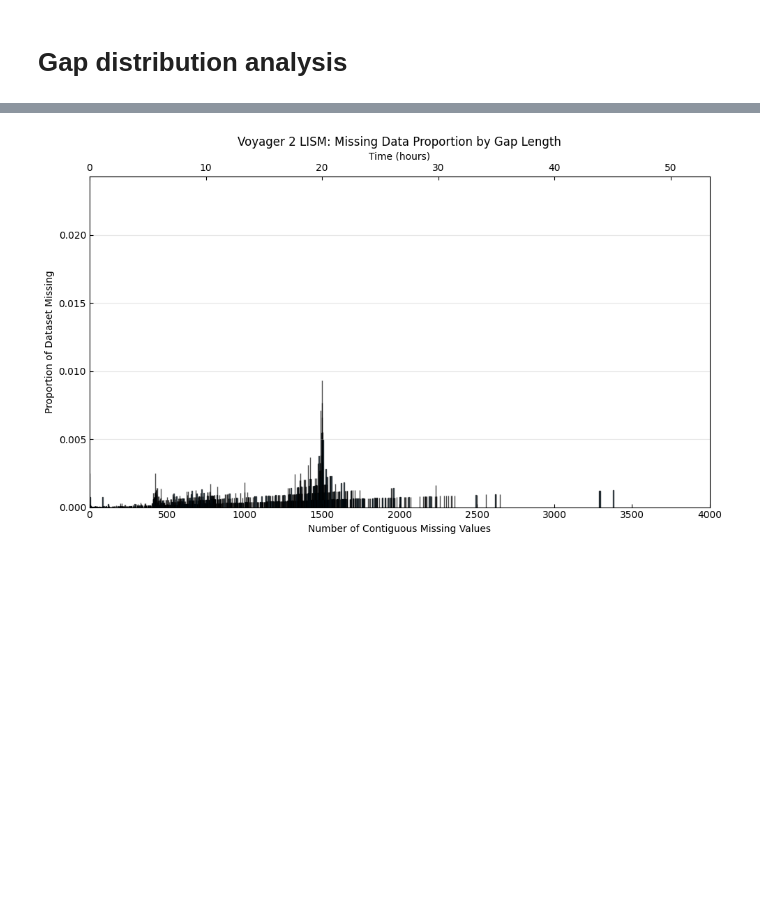
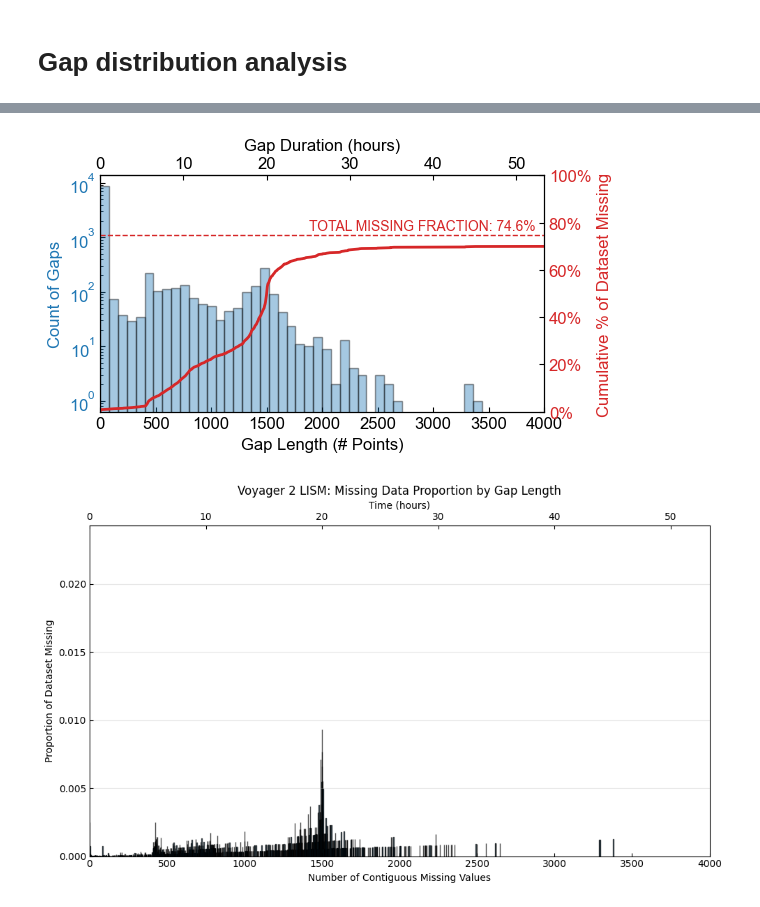
Before and after one commit to daniel-wrench/sf_gap_analysis, a Jupyter notebook: notebooks/voyager_outlier_gap_study.ipynb, the cells around one changed output, grey strips where cells are left out. Drawn from its saved outputs; the diff is of its cells as text; code cells hidden in the pictures; blank space fills up the shorter version.

```diff
--- a/notebooks/voyager_outlier_gap_study.ipynb
+++ b/notebooks/voyager_outlier_gap_study.ipynb
@@ -849,3 +733,9 @@ gaps_df = overlay_missing_gap_analysis(df.BN, xmax=4000, time_unit="hours", titl
+# %%
+gaps_df = overlay_missing_gap_analysis(
+    df_v2.BN, xmax=4000, time_unit="hours", title="", figsize=(6, 3.5)
+)
+# %% [output]
+[figure, added]
 # %%
 def contiguous_missing_proportion_histogram(
     data: Union[pd.Series, List],
```
Also changed, not shown: parts of 22 cells of this notebook.
